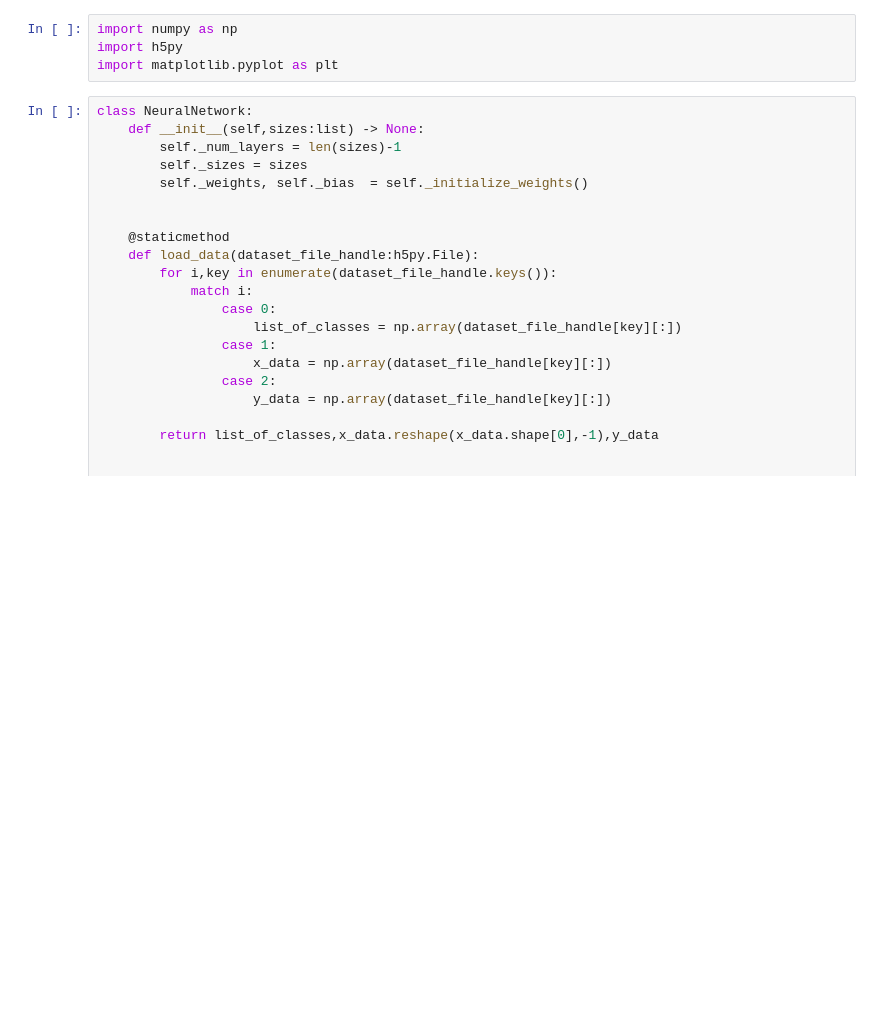
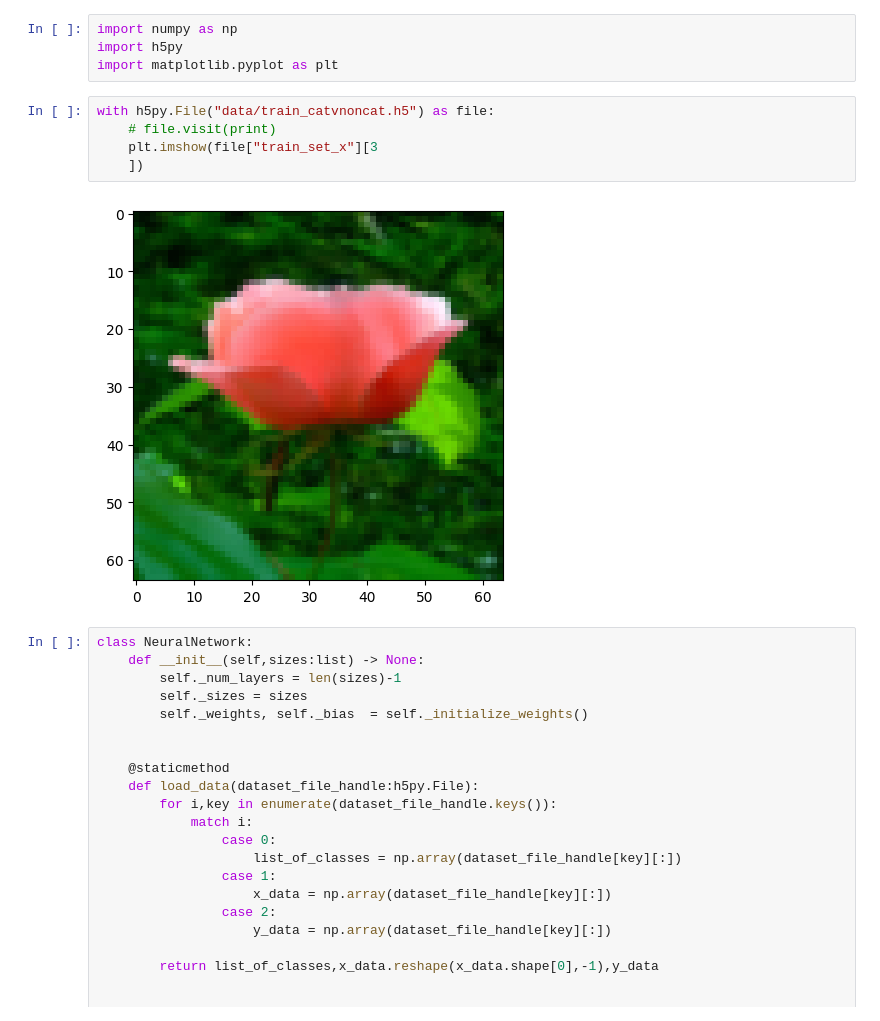
Before and after one commit to dbarania/WSI, a Jupyter notebook: solutions/E5/exercise5.ipynb, the cells around one changed output. Saved outputs shown, nothing was run; the diff lists cells and outputs as text; blank space fills up the shorter version.

```diff
--- a/solutions/E5/exercise5.ipynb
+++ b/solutions/E5/exercise5.ipynb
@@ -2,6 +2,13 @@
 import numpy as np
 import h5py
 import matplotlib.pyplot as plt
+# %%
+with h5py.File("data/train_catvnoncat.h5") as file:
+    # file.visit(print)
+    plt.imshow(file["train_set_x"][3
+    ])
+# %% [output]
+[figure, added]
 # %%
 class NeuralNetwork:
     def __init__(self,sizes:list) -> None:
```
Also changed, not shown: 3 other files.
